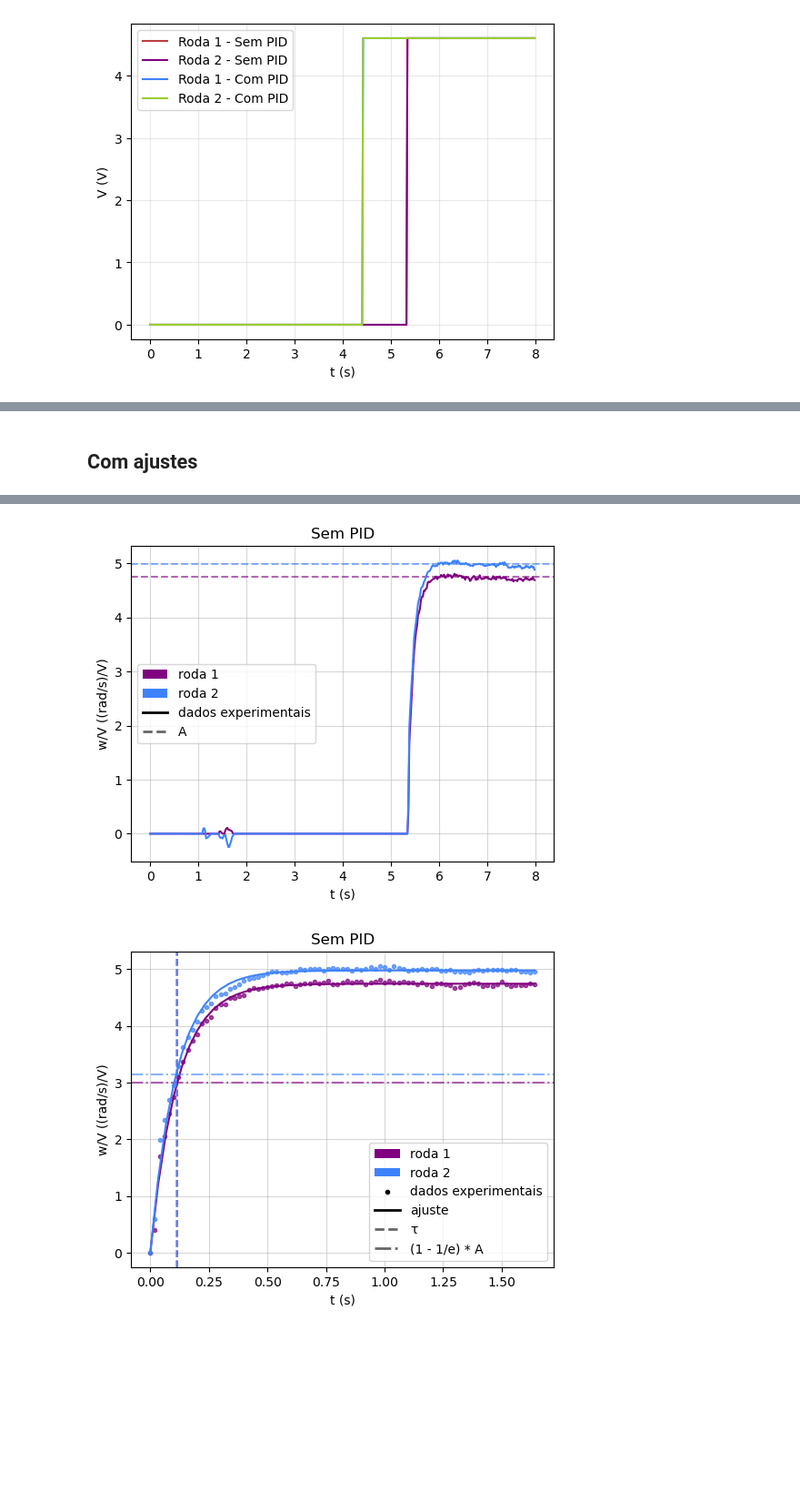
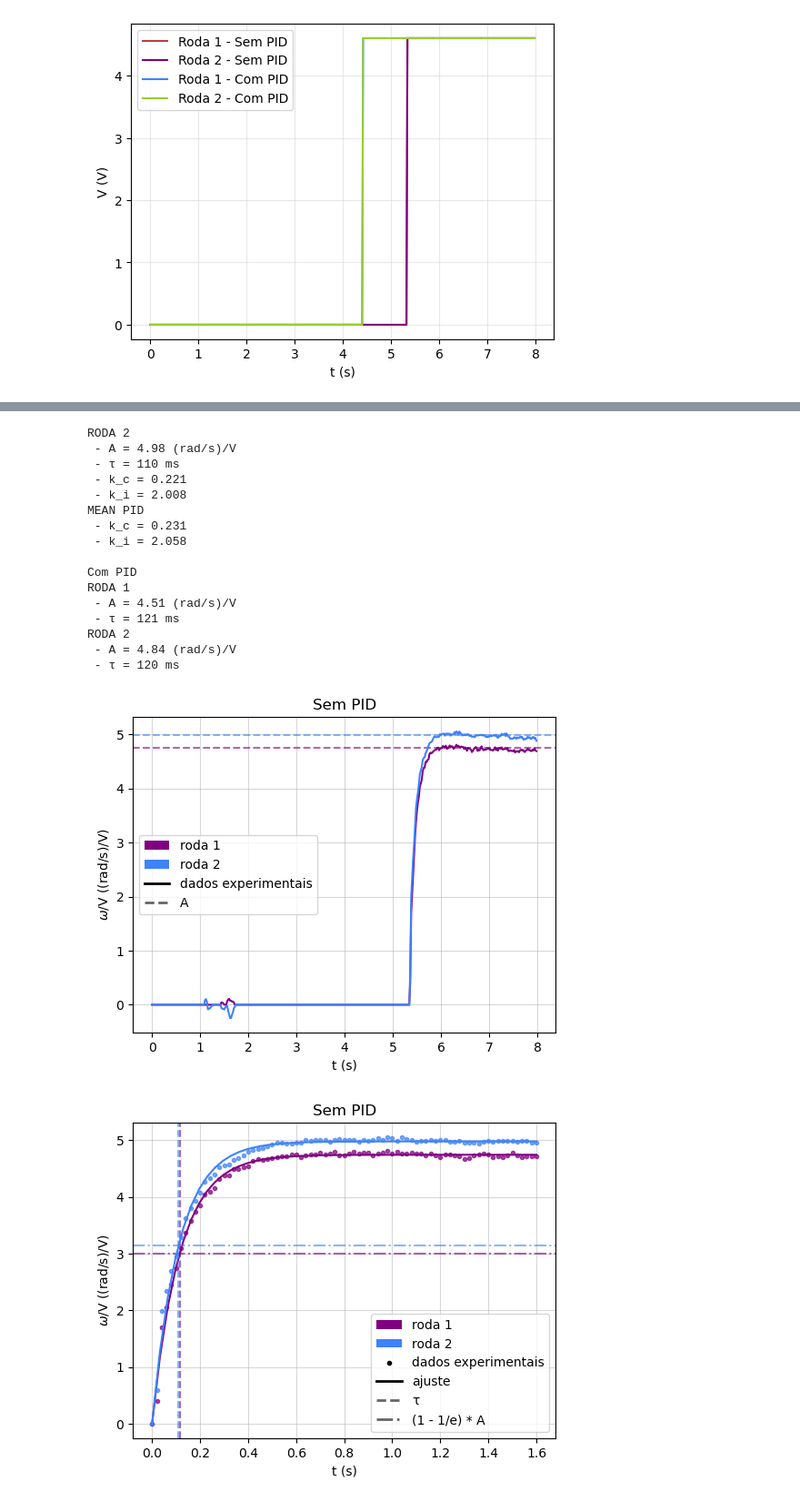
Before and after one commit to sergisousa/Robotica2026, a Jupyter notebook: Cálculo PID/PID.ipynb, the cells around one changed output, grey strips where cells are left out. Shown at 91% size. Saved outputs shown, nothing was run; the diff lists cells and outputs as text; code cells hidden in the pictures; blank space fills up the shorter version.

```diff
--- a/Cálculo PID/PID.ipynb
+++ b/Cálculo PID/PID.ipynb
@@ -12,7 +12,7 @@ from scipy.stats import linregress
 This is the stuff we adapt according to our files and what we want for our plots
 # %%
 # CONSTANTS
-tau_t = 0.2 # response time desired after applying PID
+tau_t = 0.1 # response time desired after applying PID
 V = 4.6 # voltage applied
 
 # PATHS
@@ -26,7 +26,7 @@ names = ['Sem PID', 'Com PID'] # labels for the dictionary
 
 # STUFF FOR ANALYSIS
 n_start = [267, 221]
-n_A_min = [350, 300]
+n_A_min = [348, 302]
 n_A_max = [400, -35]
 PID_bol = [0, 1] # 1 was PID is already applied when the data was collected, 0 otherwhise
 
@@ -143,5 +70,3 @@ RODA 2
-# %% [markdown]
-## Com ajustes
 # %%
 def wv (t, tau, A):
     return A * (1 - np.exp(-t/tau))
@@ -164,7 +89,7 @@ for i, key in enumerate(data):
     ax_og.grid(grid_color, alpha = 0.5)
     ax_og.set_title(key)
     ax_og.set_xlabel('t (s)')
-    ax_og.set_ylabel('w/V ((rad/s)/V)')
+    ax_og.set_ylabel(r'$\omega$/V ((rad/s)/V)')
     motor_lines = [
         Patch(facecolor = plot_colors[k], edgecolor = 'none') for k in range(len(ws))
     ]
@@ -183,7 +108,7 @@ for i, key in enumerate(data):
     ax_f.grid(grid_color, alpha = 0.5)
     ax_f.set_title(key)
     ax_f.set_xlabel('t (s)')
-    ax_f.set_ylabel('w/V ((rad/s)/V)')
+    ax_f.set_ylabel(r'$\omega$/V ((rad/s)/V)')
     motor_lines = [
         Patch(facecolor = plot_colors[k], edgecolor = 'none') for k in range(len(ws))
     ]
@@ -258,2 +172,18 @@ RODA 2
+RODA 2
+ - A = 4.98 (rad/s)/V
+ - τ = 110 ms
+ - k_c = 0.221
+ - k_i = 2.008
+MEAN PID
+ - k_c = 0.231
+ - k_i = 2.058
+
+Com PID
+RODA 1
+ - A = 4.51 (rad/s)/V
+ - τ = 121 ms
+RODA 2
+ - A = 4.84 (rad/s)/V
+ - τ = 120 ms
-[figure, old version]
+[figure, new version]
-[figure, old version]
+[figure, new version]
```
Also changed, not shown: parts of 4 cells of this notebook, 1 other file.
